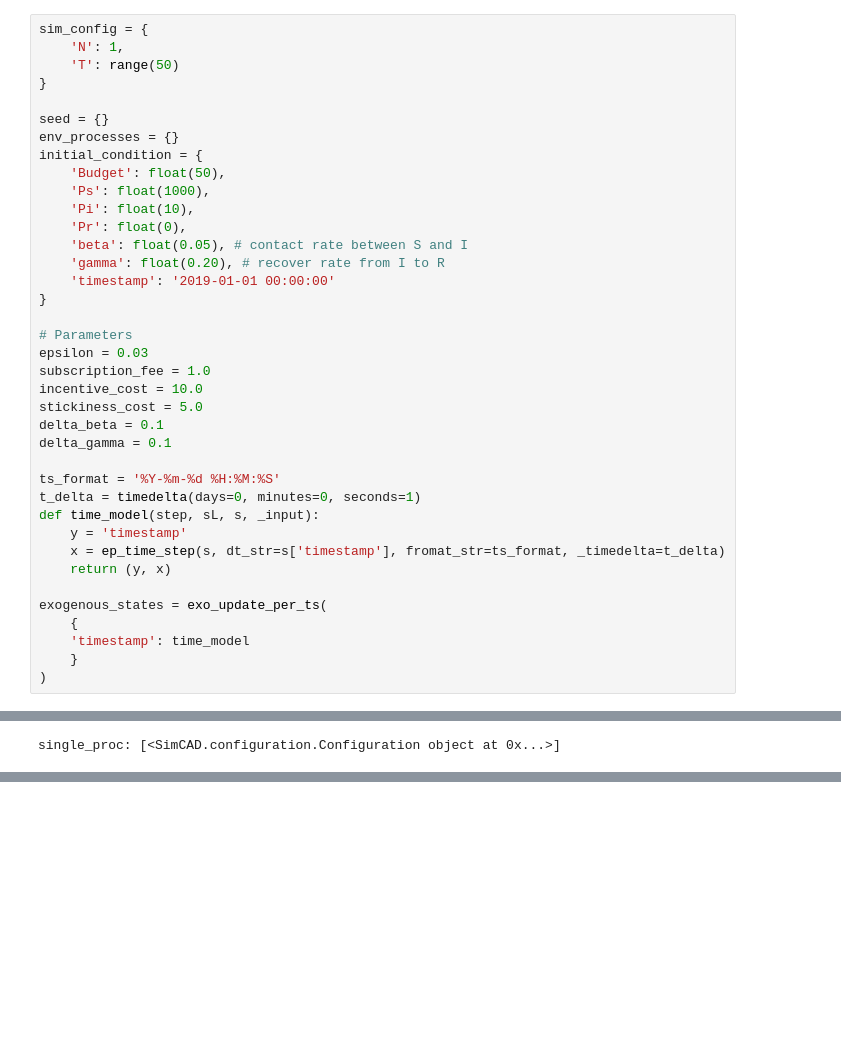
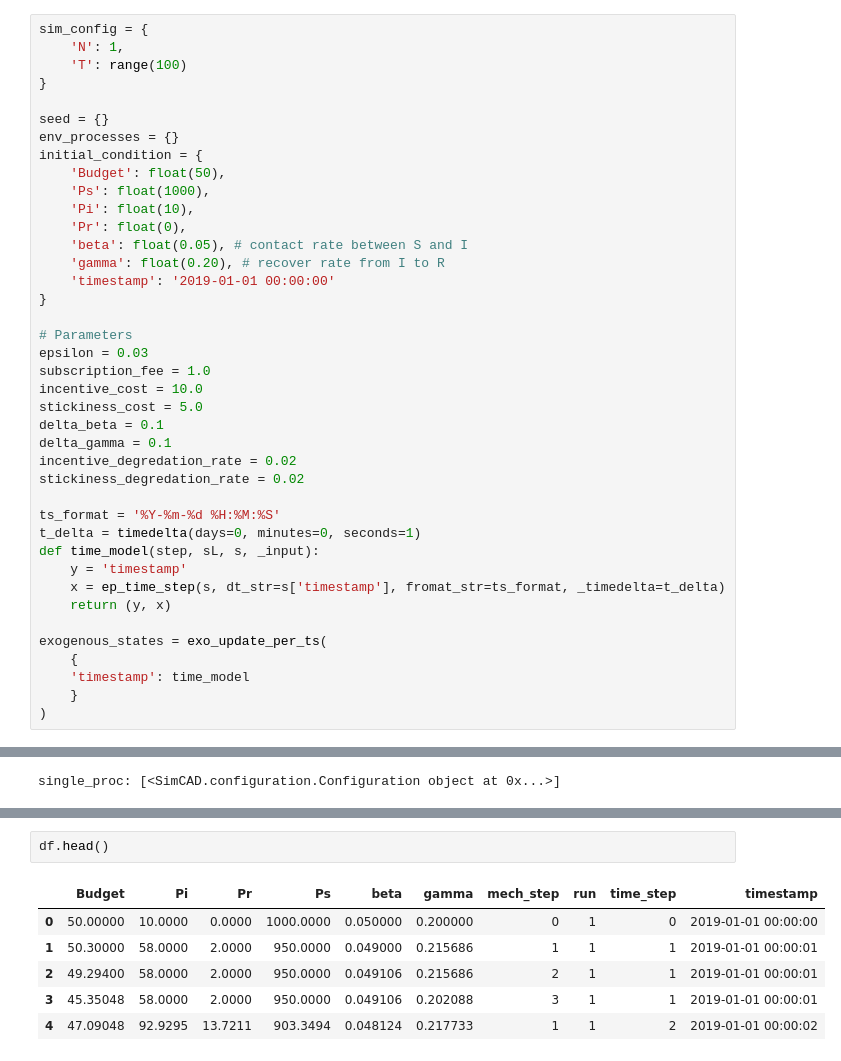
Before and after one commit to wilson3698/cadCAD, a Jupyter notebook: demos/susceptible_infected_recovered.ipynb, the cells around one changed output, grey strips where cells are left out. Cells and saved outputs as stored; diff of their text form; blank space fills up the shorter version.

```diff
--- a/demos/susceptible_infected_recovered.ipynb
+++ b/demos/susceptible_infected_recovered.ipynb
@@ -23,7 +23,7 @@ from SimCAD.engine import ExecutionMode, ExecutionContext, Executor
 # %%
 sim_config = {
     'N': 1,
-    'T': range(50)
+    'T': range(100)
 }
 
 seed = {}
@@ -45,6 +45,8 @@ incentive_cost = 10.0
 stickiness_cost = 5.0
 delta_beta = 0.1
 delta_gamma = 0.1
+incentive_degredation_rate = 0.02
+stickiness_degredation_rate = 0.02
 
 ts_format = '%Y-%m-%d %H:%M:%S'
 t_delta = timedelta(days=0, minutes=0, seconds=1)
@@ -250,0 +297,9 @@ df[['Ps','Pi', 'Pr']].describe()
+# %%
+df.head()
+# %% [output]
+|  | Budget | Pi | Pr | Ps | beta | gamma | mech_step | run | time_step | timestamp |
+| 0 | 50.00000 | 10.0000 | 0.0000 | 1000.0000 | 0.050000 | 0.200000 | 0 | 1 | 0 | 2019-01-01 00:00:00 |
+| 1 | 50.30000 | 58.0000 | 2.0000 | 950.0000 | 0.049000 | 0.215686 | 1 | 1 | 1 | 2019-01-01 00:00:01 |
+| 2 | 49.29400 | 58.0000 | 2.0000 | 950.0000 | 0.049106 | 0.215686 | 2 | 1 | 1 | 2019-01-01 00:00:01 |
+| 3 | 45.35048 | 58.0000 | 2.0000 | 950.0000 | 0.049106 | 0.202088 | 3 | 1 | 1 | 2019-01-01 00:00:01 |
+| 4 | 47.09048 | 92.9295 | 13.7211 | 903.3494 | 0.048124 | 0.217733 | 1 | 1 | 2 | 2019-01-01 00:00:02 |
```
Also changed, not shown: parts of 3 cells of this notebook, 1 other file.
